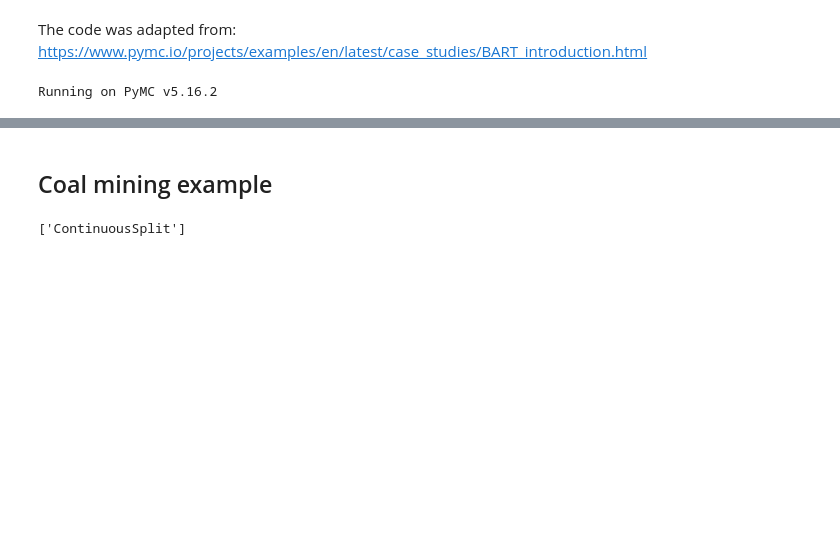
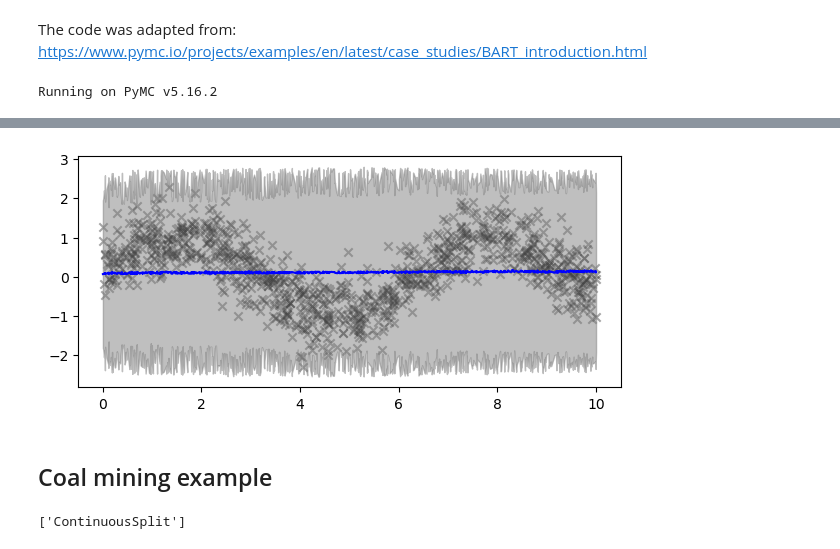
Before and after one commit to GStechschulte/bart-rs, a Jupyter notebook: examples/test_rust_bart.ipynb, the cells around one changed output, grey strips where cells are left out. Saved outputs shown, nothing was run; the diff lists cells and outputs as text; code cells hidden in the pictures; blank space fills up the shorter version.

```diff
--- a/examples/test_rust_bart.ipynb
+++ b/examples/test_rust_bart.ipynb
@@ -28,3 +82,21 @@ rng = np.random.RandomState(RANDOM_SEED)
+# %%
+y_hat = idata["posterior"]["mu"].mean(("chain", "draw"))
+std_hat = idata["posterior"]["mu"].std(("chain", "draw"))
+idx_sort = np.argsort(X.flatten())
+
+plt.figure(figsize=(7, 3))
+plt.scatter(X.flatten()[idx_sort], Y[idx_sort], marker="x", color="black", alpha=0.35)
+plt.plot(X.flatten()[idx_sort], y_hat[idx_sort], color="blue")
+plt.fill_between(
+    X.flatten()[idx_sort],
+    y_hat[idx_sort] + std_hat[idx_sort] * 2,
+    y_hat[idx_sort] - std_hat[idx_sort] * 2,
+    color="grey",
+    alpha=0.5
+)
+plt.show()
+# %% [output]
+[figure, added]
 # %% [markdown]
 ## Coal mining example
 # %%
```
Also changed, not shown: parts of 9 cells of this notebook, 1 other file.
